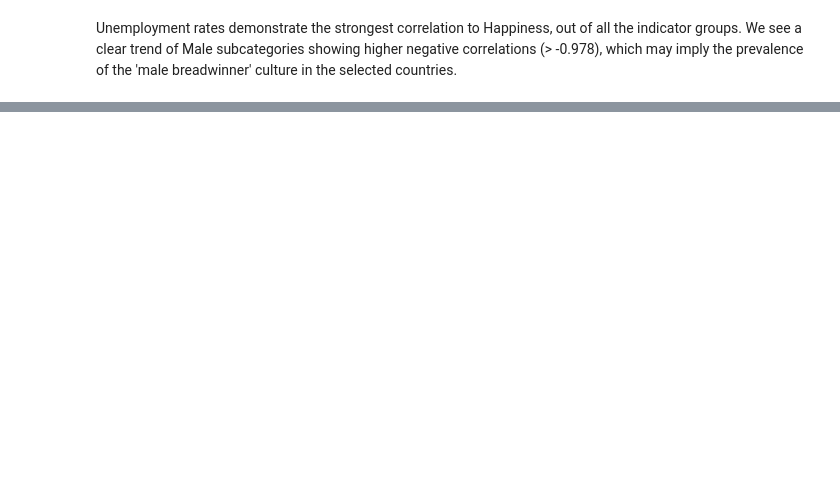
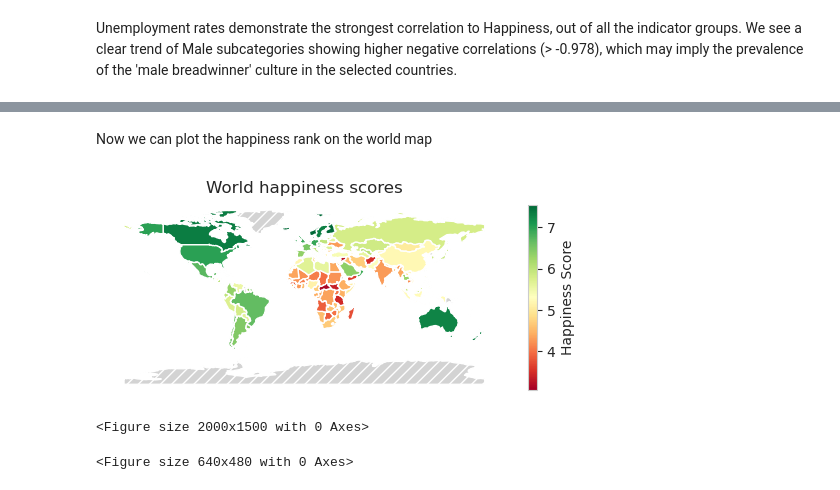
Before and after one commit to lboekestein/DWproject, a Jupyter notebook: src/vizualizations.ipynb, the cells around one changed output, grey strips where cells are left out. Drawn from its saved outputs; the diff is of its cells as text; code cells hidden in the pictures; blank space fills up the shorter version.

```diff
--- a/src/vizualizations.ipynb
+++ b/src/vizualizations.ipynb
@@ -503,0 +294,6 @@ Name: Happiness Score, dtype: float64
+# %%
+countries['name'] = countries['name'].replace(gpd_country_rename)
+
+hap_countries = set(happiness["Country"])
+gpd_countries = set(countries["name"])
+print(len(hap_countries.intersection(gpd_countries)))
@@ -503,0 +302,6 @@ Name: Happiness Score, dtype: float64
+# %%
+happiness_grouped = happiness.groupby(['Country']).agg({
+    'Happiness Rank': 'mean',
+    'Happiness Score': 'mean'
+}).reset_index()
+happiness_grouped.head()
@@ -503,0 +315,3 @@ Name: Happiness Score, dtype: float64
+# %%
+countries = countries.rename(columns={"name": "Country"})
+countries.head()
@@ -503,0 +325,3 @@ Name: Happiness Score, dtype: float64
+# %%
+merged_df = pd.merge(countries, happiness_grouped, on='Country', how='left')
+merged_df.head()
@@ -503,0 +335,24 @@ Name: Happiness Score, dtype: float64
+# %% [markdown]
+Now we can plot the happiness rank on the world map
+# %%
+merged_df.plot(column='Happiness Score',
+                    legend=True,
+                    legend_kwds={"label": "Happiness Score", "orientation": "vertical", 'shrink': 0.5},
+                    cmap="RdYlGn",
+                    missing_kwds={
+                        "color": "lightgrey",
+                        "hatch": "///",
+                        "label": "No data",
+                    })
+
+plt.title("World happiness scores")
+plt.axis('off')
+
+plt.figure(figsize=(20,15))
+
+plt.show()
+plt.savefig("../fig/test_2_map.png", bbox_inches='tight')
+# %% [output]
+[figure, added]
+<Figure size 2000x1500 with 0 Axes>
+<Figure size 640x480 with 0 Axes>
```
Also changed, not shown: parts of 55 cells of this notebook, 10 other files.
